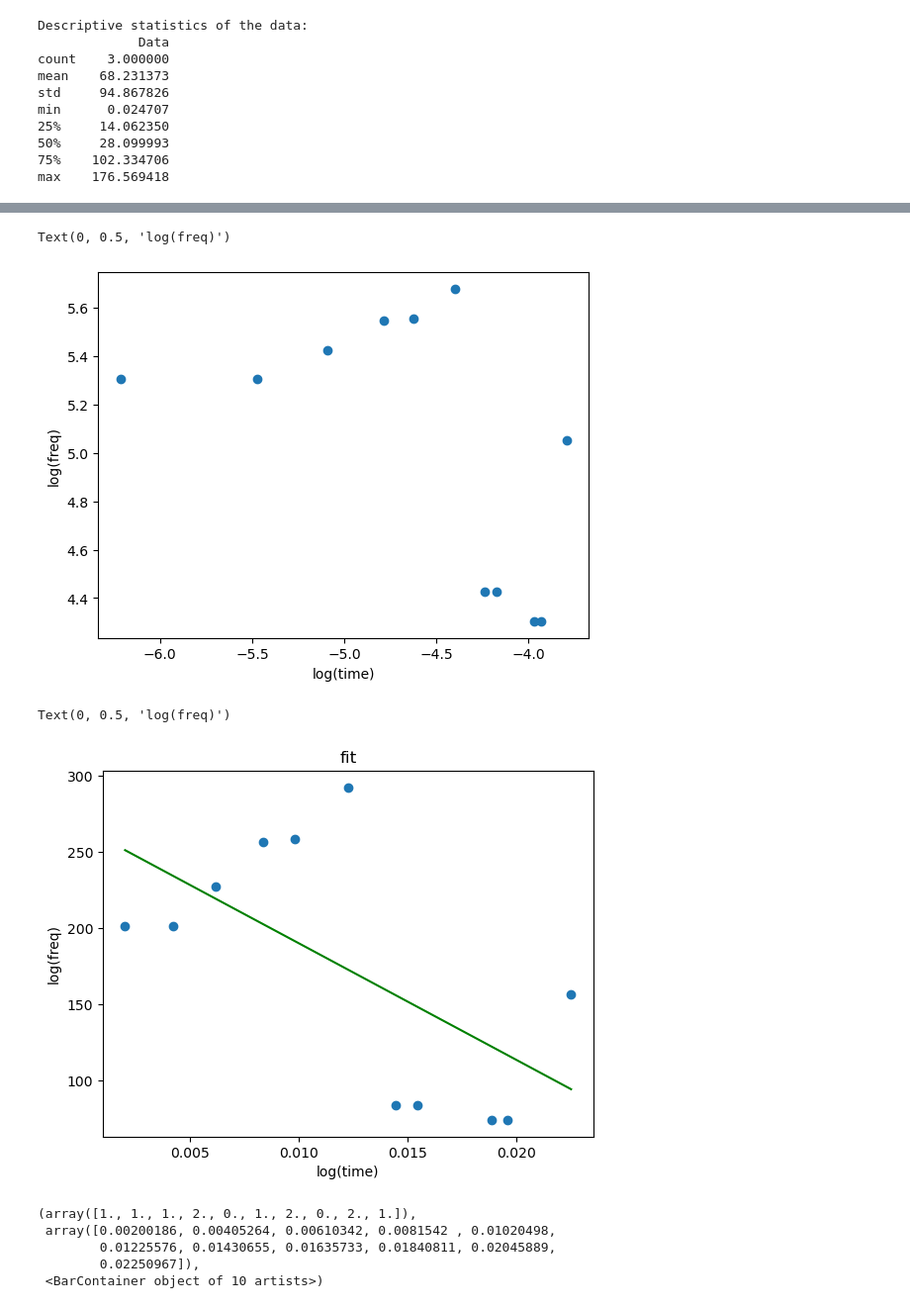
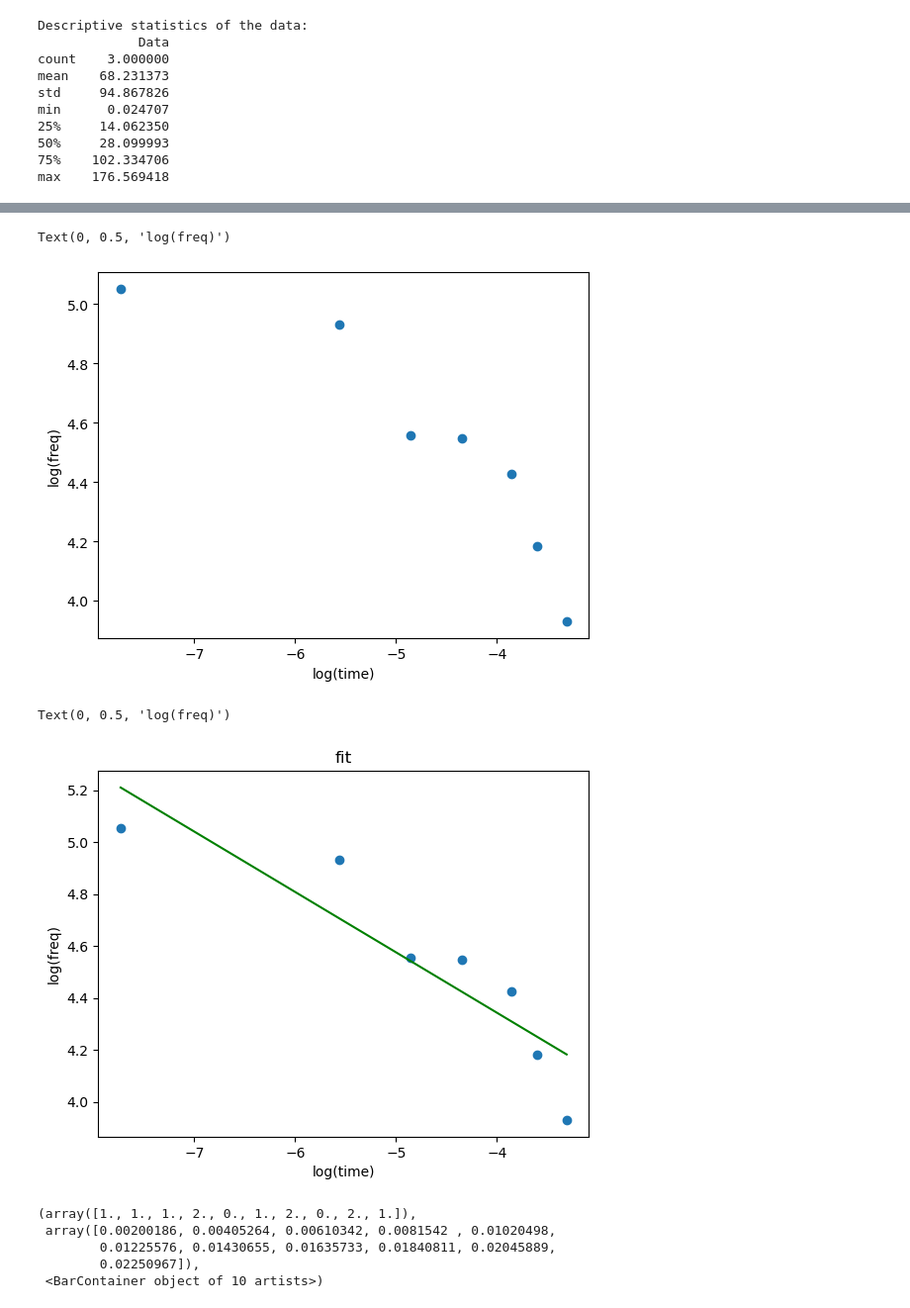
Before and after one commit to Aryan-raj448/data-driven, a Jupyter notebook: SciPy1.ipynb, the cells around one changed output, grey strips where cells are left out. Shown: that part at 99% size. Saved outputs shown, nothing was run; the diff lists cells and outputs as text; code cells hidden in the pictures.

```diff
--- a/SciPy1.ipynb
+++ b/SciPy1.ipynb
@@ -208,7 +170,7 @@ sampled_time = time[indices]
 # %%
 #sampled data contains information when the wave function crosses zero
 #still i doubt why tho
-my_indices = np.where(np.logical_and(sampled_freq> 50 , sampled_time>0))
+my_indices = np.where(np.logical_and(sampled_time < 0, sampled_freq >50))
 # %%
 x_data = np.log(abs(sampled_time[my_indices]))
 y_data = np.log(abs(sampled_freq[my_indices]))
@@ -217,22 +179,22 @@ plt.xlabel("log(time)")
 plt.ylabel('log(freq)')
 # %% [output]
 Text(0, 0.5, 'log(freq)')
-[figure, old version]
+[figure, new version]
 # %%
 def lin_func(x, m, c):
     return m*x+c
 # %%
-p_opt, p_cov = cf(lin_func,xdata, ydata)
+p_opt, p_cov = cf(lin_func,x_data, y_data)
 # %%
 plt.figure()
-plt.scatter(xdata, ydata)
-plt.plot(xdata, lin_func(xdata, *p_opt), color = 'green')
+plt.scatter(x_data, y_data)
+plt.plot(x_data, lin_func(x_data, *p_opt), color = 'green')
 plt.title('fit')
 plt.xlabel('log(time)')
 plt.ylabel('log(freq)')
 # %% [output]
 Text(0, 0.5, 'log(freq)')
-[figure, old version]
+[figure, new version]
 # %%
 plt.figure()
 plt.hist(xdata)
```
Also changed, not shown: parts of 9 cells of this notebook.
